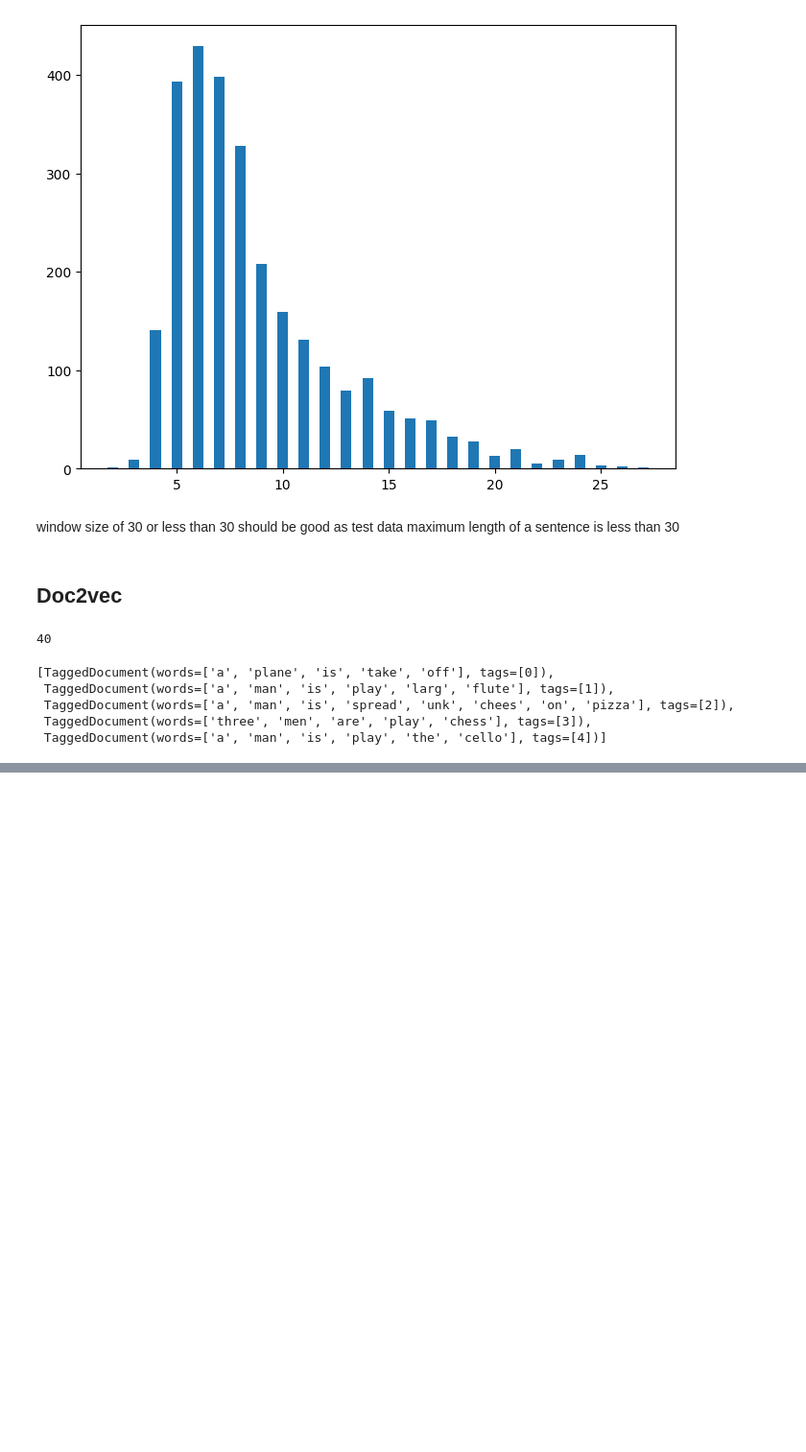
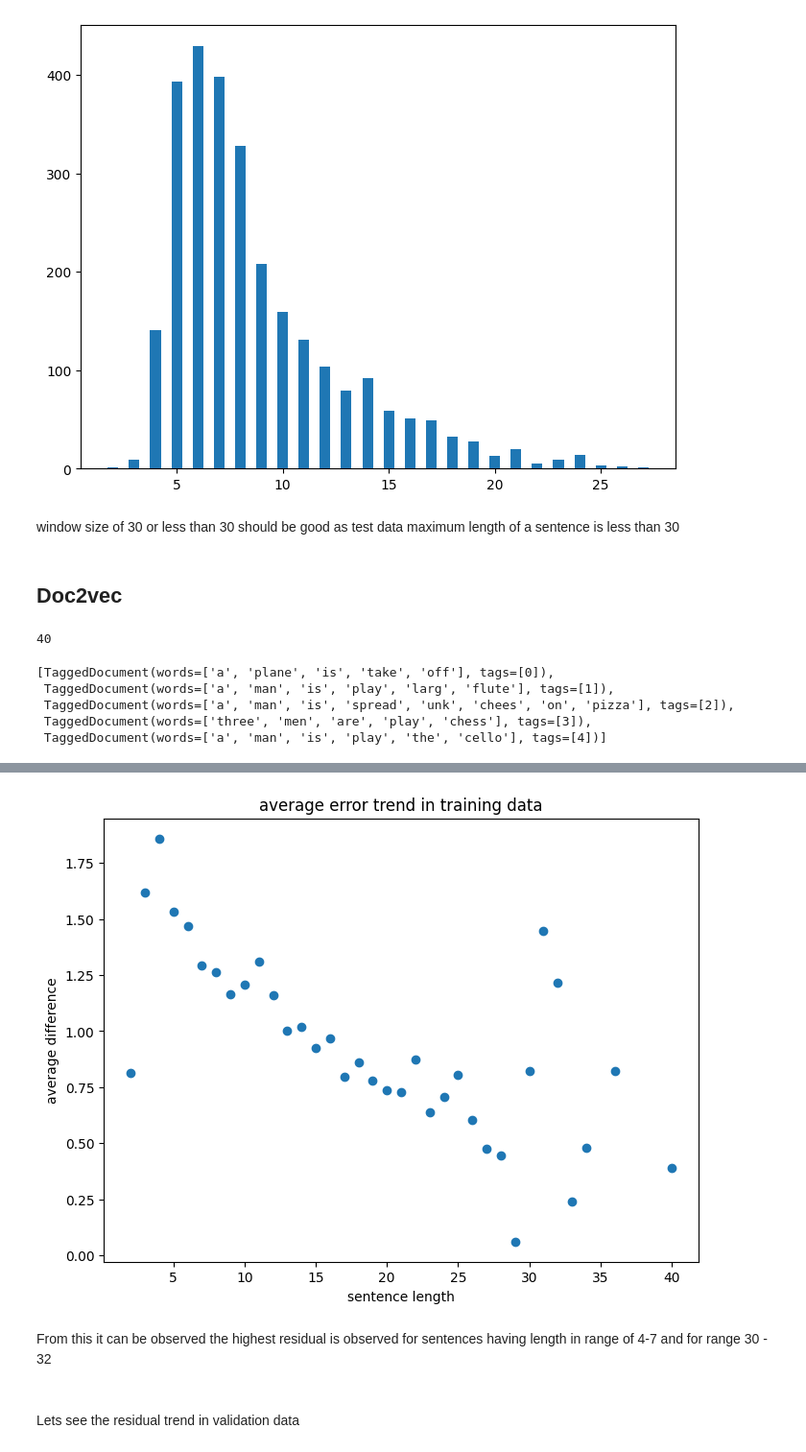
Before and after one commit to tanalpha-aditya/Advanced_Semantic_similarity, a Jupyter notebook: semantic_similiarity.ipynb, the cells around one changed output, grey strips where cells are left out. Shown at 96% size. Saved outputs shown, nothing was run; the diff lists cells and outputs as text; code cells hidden in the pictures; blank space fills up the shorter version.

```diff
--- a/semantic_similiarity.ipynb
+++ b/semantic_similiarity.ipynb
@@ -388,0 +417,13 @@ Pearson correlation coefficient: 0.35
+# %%
+fig, ax = plt.subplots(figsize=(8, 6))
+ax.scatter(list(grouped_df.index), list(grouped_df['diff']))
+plt.title("average error trend in training data")
+plt.xlabel("sentence length")
+plt.ylabel("average difference")
+plt.show()
+# %% [output]
+[figure, added]
+# %% [markdown]
+From this it can be observed the highest residual is observed for sentences having length in range of 4-7 and for range 30 - 32
+# %% [markdown]
+<br>Lets see the residual trend in validation data
```
Also changed, not shown: parts of 25 cells of this notebook.
